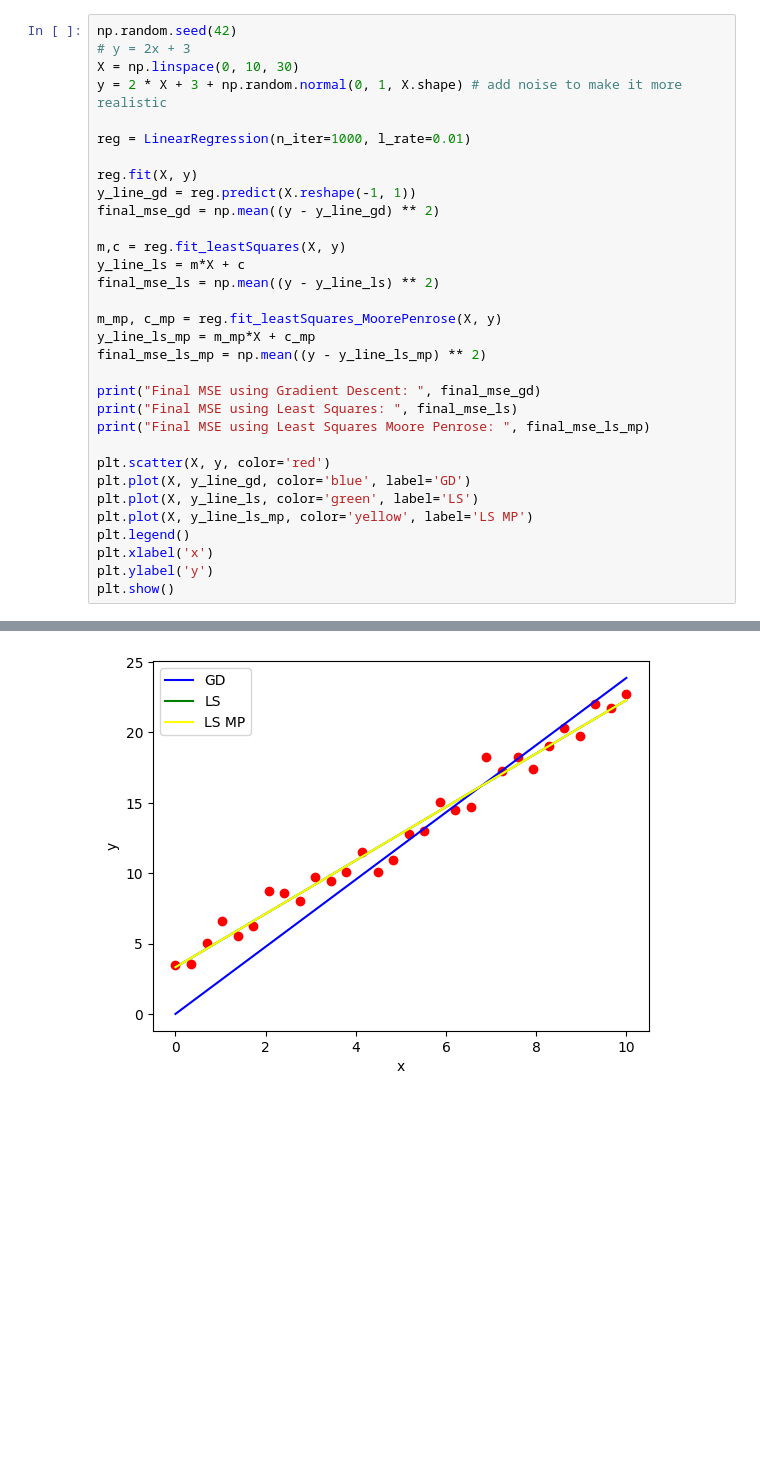
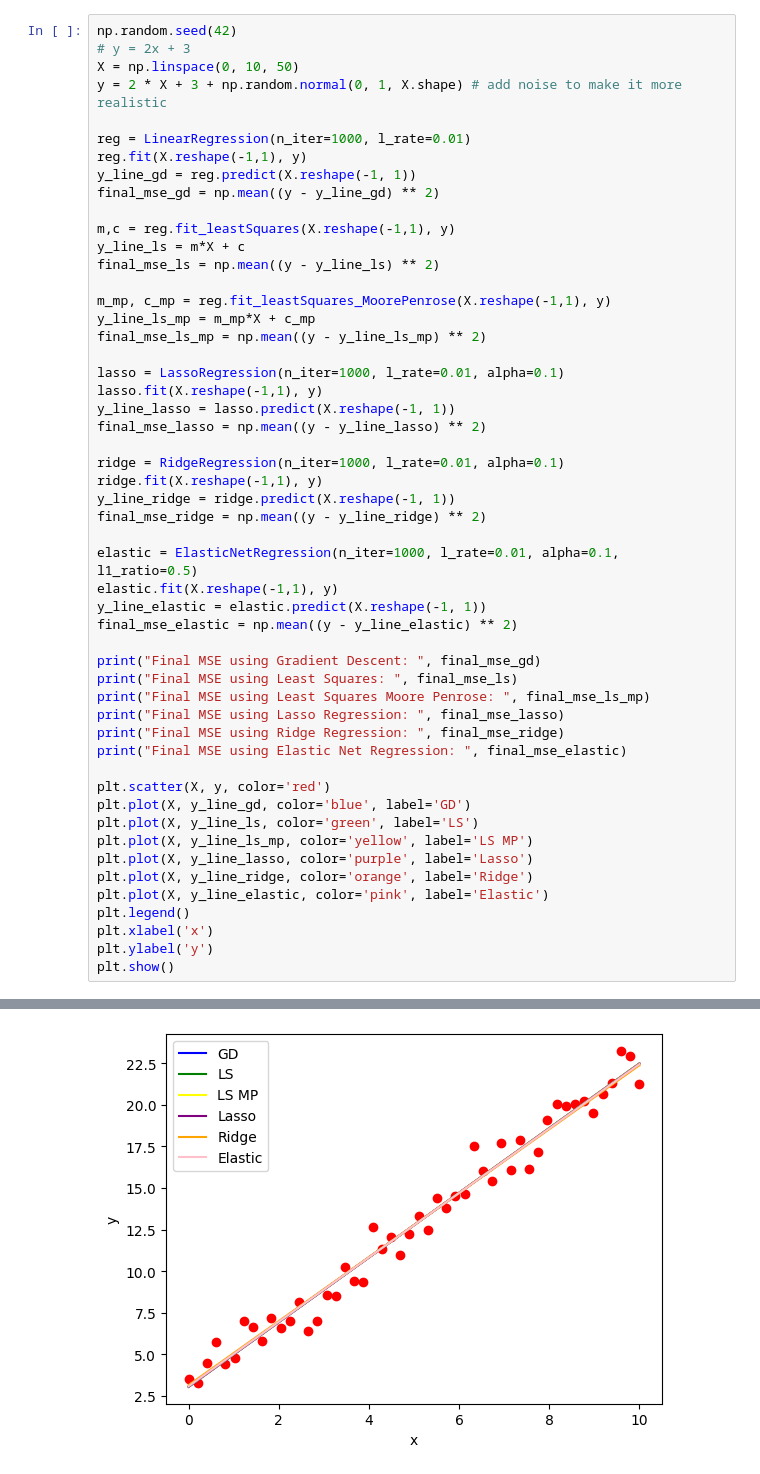
Before and after one commit to ianxdxd/ML-Study, a Jupyter notebook: Regression.ipynb, the cells around one changed output, grey strips where cells are left out. Cells and saved outputs as stored; diff of their text form; blank space fills up the shorter version.

```diff
--- a/Regression.ipynb
+++ b/Regression.ipynb
@@ -72,31 +139,51 @@ class LinearRegression(Regression):
 # %%
 np.random.seed(42)
 # y = 2x + 3
-X = np.linspace(0, 10, 30)
+X = np.linspace(0, 10, 50)
 y = 2 * X + 3 + np.random.normal(0, 1, X.shape) # add noise to make it more realistic
 
 reg = LinearRegression(n_iter=1000, l_rate=0.01)
-
-reg.fit(X, y)
+reg.fit(X.reshape(-1,1), y)
 y_line_gd = reg.predict(X.reshape(-1, 1))
 final_mse_gd = np.mean((y - y_line_gd) ** 2)
 
-m,c = reg.fit_leastSquares(X, y)
+m,c = reg.fit_leastSquares(X.reshape(-1,1), y)
 y_line_ls = m*X + c
 final_mse_ls = np.mean((y - y_line_ls) ** 2)
 
-m_mp, c_mp = reg.fit_leastSquares_MoorePenrose(X, y)
+m_mp, c_mp = reg.fit_leastSquares_MoorePenrose(X.reshape(-1,1), y)
 y_line_ls_mp = m_mp*X + c_mp
 final_mse_ls_mp = np.mean((y - y_line_ls_mp) ** 2)
+
+lasso = LassoRegression(n_iter=1000, l_rate=0.01, alpha=0.1)
+lasso.fit(X.reshape(-1,1), y)
+y_line_lasso = lasso.predict(X.reshape(-1, 1))
+final_mse_lasso = np.mean((y - y_line_lasso) ** 2)
+
+ridge = RidgeRegression(n_iter=1000, l_rate=0.01, alpha=0.1)
+ridge.fit(X.reshape(-1,1), y)
+y_line_ridge = ridge.predict(X.reshape(-1, 1))
+final_mse_ridge = np.mean((y - y_line_ridge) ** 2)
+
+elastic = ElasticNetRegression(n_iter=1000, l_rate=0.01, alpha=0.1, l1_ratio=0.5)
+elastic.fit(X.reshape(-1,1), y)
+y_line_elastic = elastic.predict(X.reshape(-1, 1))
+final_mse_elastic = np.mean((y - y_line_elastic) ** 2)
 
 print("Final MSE using Gradient Descent: ", final_mse_gd)
 print("Final MSE using Least Squares: ", final_mse_ls)
 print("Final MSE using Least Squares Moore Penrose: ", final_mse_ls_mp)
+print("Final MSE using Lasso Regression: ", final_mse_lasso)
+print("Final MSE using Ridge Regression: ", final_mse_ridge)
+print("Final MSE using Elastic Net Regression: ", final_mse_elastic)
 
 plt.scatter(X, y, color='red')
 plt.plot(X, y_line_gd, color='blue', label='GD')
 plt.plot(X, y_line_ls, color='green', label='LS')
 plt.plot(X, y_line_ls_mp, color='yellow', label='LS MP')
+plt.plot(X, y_line_lasso, color='purple', label='Lasso')
+plt.plot(X, y_line_ridge, color='orange', label='Ridge')
+plt.plot(X, y_line_elastic, color='pink', label='Elastic')
 plt.legend()
 plt.xlabel('x')
 plt.ylabel('y')
@@ -108 +198 @@ Final MSE using Least Squares Moore Penrose:  0.6905043382174522
-[figure, old version]
+[figure, new version]
```
Also changed, not shown: parts of 10 cells of this notebook.
